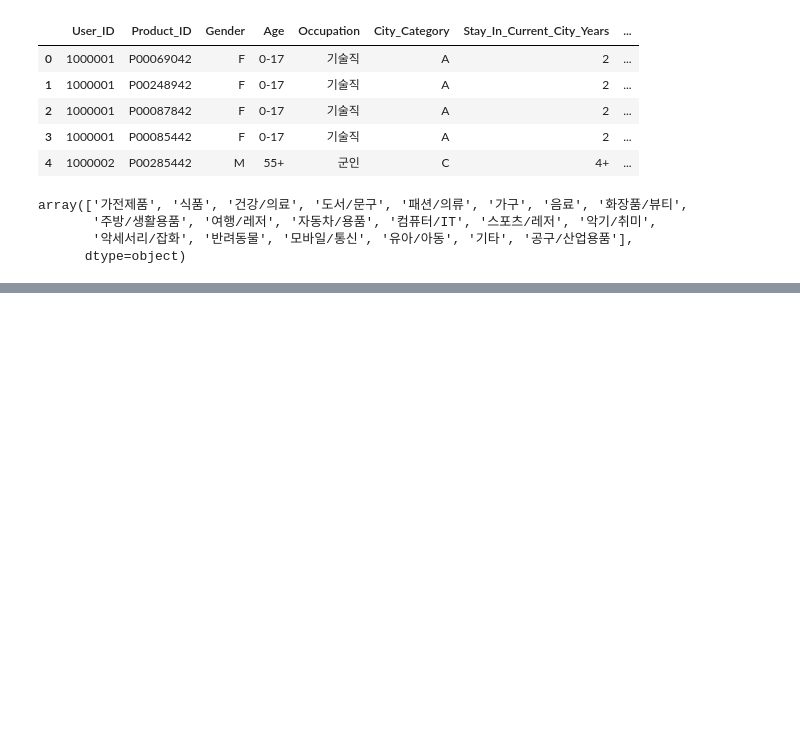
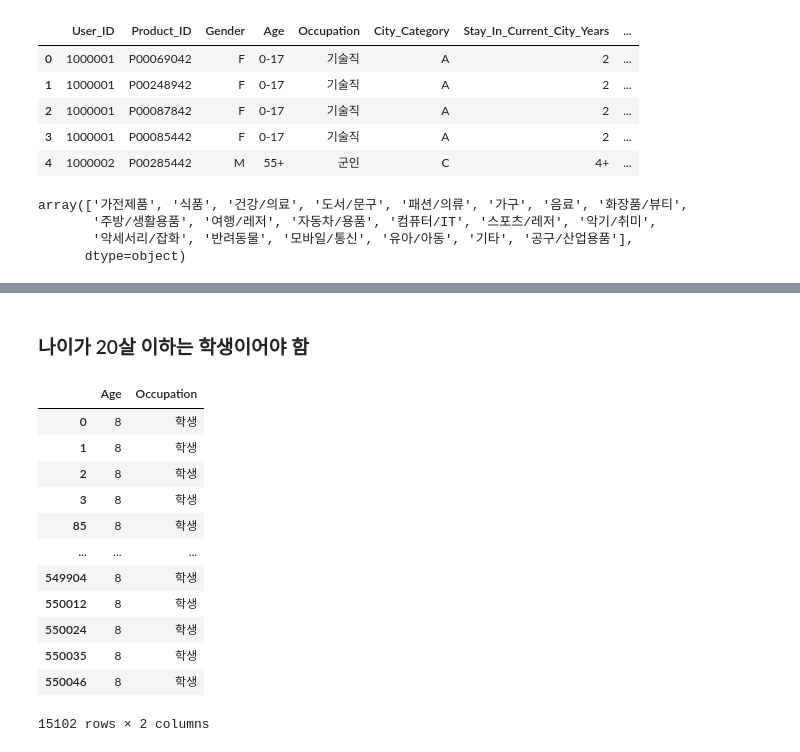
Before and after one commit to minsangggg/Data_Analysis, a Jupyter notebook: 사용자 데이터 분석.ipynb, the cells around one changed output, grey strips where cells are left out. Drawn from its saved outputs; the diff is of its cells as text; code cells hidden in the pictures; blank space fills up the shorter version.

```diff
--- a/사용자 데이터 분석.ipynb
+++ b/사용자 데이터 분석.ipynb
@@ -294,0 +303,7 @@ array(['가전제품', '식품', '건강/의료', '도서/문구', '패션/의
+# %%
+df['Age'] = df['Age'].apply(lambda x: int(str(x).replace('+',''))
+        if '+' in str(x)
+        else sum(map(int, str(x).split('-')))/len(str(x).split('-'))
+        if '-' in str(x)
+        else int(x))
+df['Age'].unique()
@@ -294,0 +320,26 @@ array(['가전제품', '식품', '건강/의료', '도서/문구', '패션/의
+# %% [markdown]
+### 나이가 20살 이하는 학생이어야 함
+# %%
+student_code=0
+
+df.loc[df['Age']<20, 'Occupation']=student_code
+
+if 'Occupation' in df.columns:
+    df.loc[df['Age']<20, 'Occupation']='학생'
+# %%
+students=df[df['Age']<=20][['Age','Occupation']]
+students   #전처리 완료
+# %% [output]
+|  | Age | Occupation |
+| 0 | 8 | 학생 |
+| 1 | 8 | 학생 |
+| 2 | 8 | 학생 |
+| 3 | 8 | 학생 |
+| 85 | 8 | 학생 |
+| ... | ... | ... |
+| 549904 | 8 | 학생 |
+| 550012 | 8 | 학생 |
+| 550024 | 8 | 학생 |
+| 550035 | 8 | 학생 |
+| 550046 | 8 | 학생 |
+15102 rows × 2 columns
```
Also changed, not shown: parts of 5 cells of this notebook.
